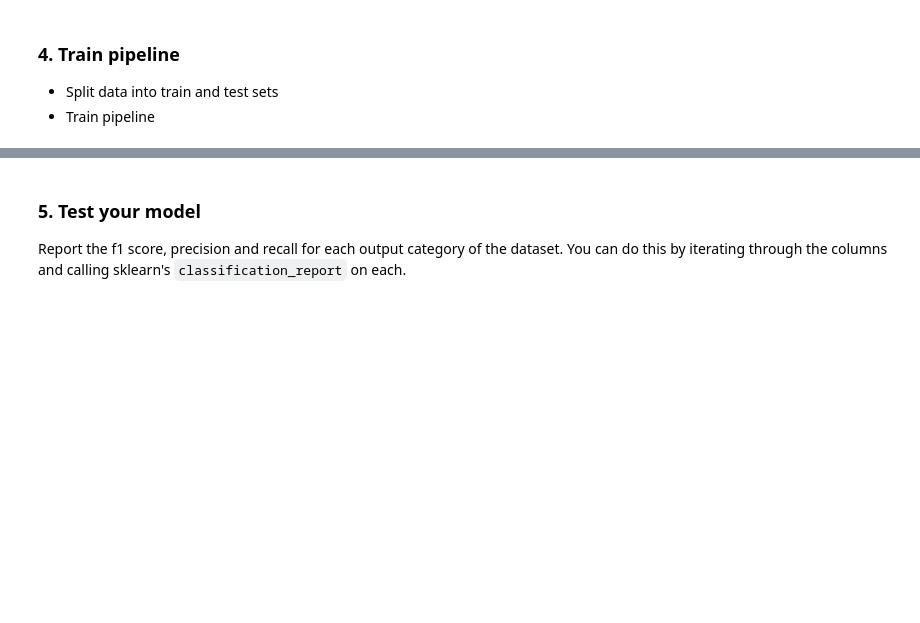
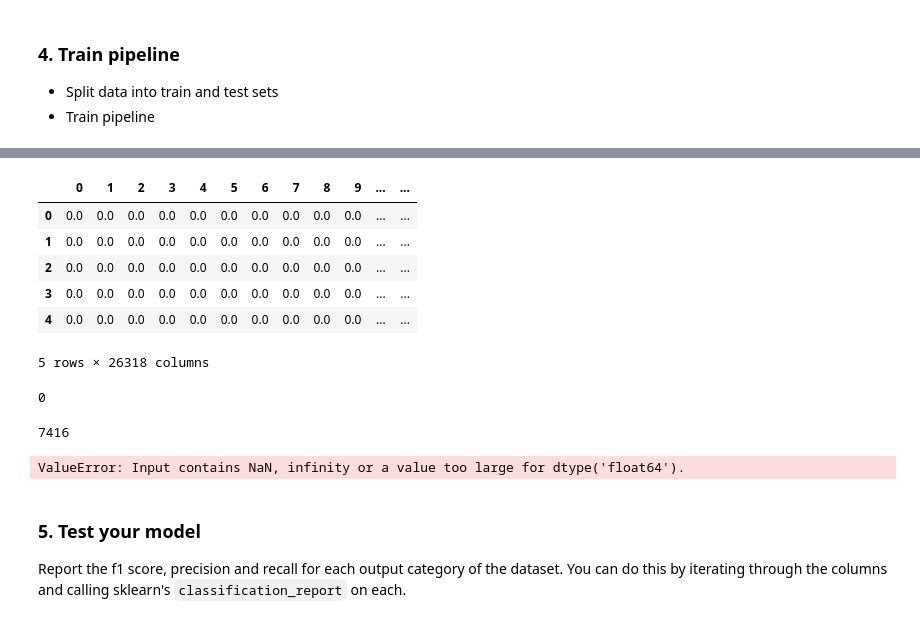
Before and after one commit to mtasende/disaster-response, a Jupyter notebook: notebooks/ML Pipeline Preparation.ipynb, the cells around one changed output, grey strips where cells are left out. Drawn from its saved outputs; the diff is of its cells as text; code cells hidden in the pictures; blank space fills up the shorter version.

```diff
--- a/notebooks/ML Pipeline Preparation.ipynb
+++ b/notebooks/ML Pipeline Preparation.ipynb
@@ -204,3 +325,27 @@ pipeline =
+# %%
+df_t = pd.DataFrame(X_t.todense())
+df_t.head()
+# %% [output]
+|  | 0 | 1 | 2 | 3 | 4 | 5 | 6 | 7 | 8 | 9 | ... | ... |
+| 0 | 0.0 | 0.0 | 0.0 | 0.0 | 0.0 | 0.0 | 0.0 | 0.0 | 0.0 | 0.0 | ... | ... |
+| 1 | 0.0 | 0.0 | 0.0 | 0.0 | 0.0 | 0.0 | 0.0 | 0.0 | 0.0 | 0.0 | ... | ... |
+| 2 | 0.0 | 0.0 | 0.0 | 0.0 | 0.0 | 0.0 | 0.0 | 0.0 | 0.0 | 0.0 | ... | ... |
+| 3 | 0.0 | 0.0 | 0.0 | 0.0 | 0.0 | 0.0 | 0.0 | 0.0 | 0.0 | 0.0 | ... | ... |
+| 4 | 0.0 | 0.0 | 0.0 | 0.0 | 0.0 | 0.0 | 0.0 | 0.0 | 0.0 | 0.0 | ... | ... |
+5 rows × 26318 columns
+# %%
+df_t.isnull().sum().sum()
+# %% [output]
+0
+# %%
+y.isnull().sum().sum()
+# %% [output]
+7416
+# %%
+X_train, X_test, y_train, y_test = train_test_split(X, y, test_size=0.3, random_state=2018)
+pipeline.fit(X_train, y_train)
+# %% [output]
+ValueError: Input contains NaN, infinity or a value too large for dtype('float64').
 # %% [markdown]
 ### 5. Test your model
 Report the f1 score, precision and recall for each output category of the dataset. You can do this by iterating through the columns and calling sklearn's `classification_report` on each.
```
Also changed, not shown: parts of 18 cells of this notebook, 3 other files.
